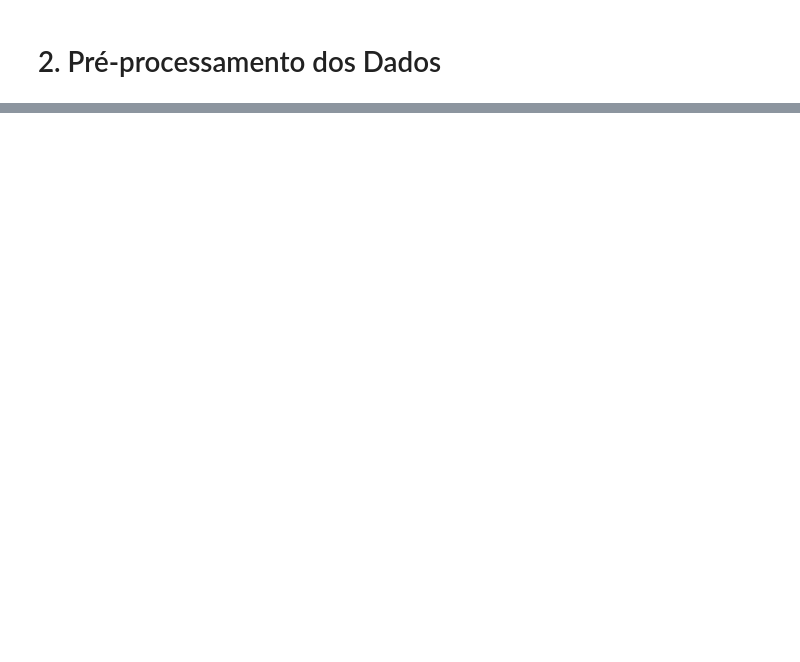
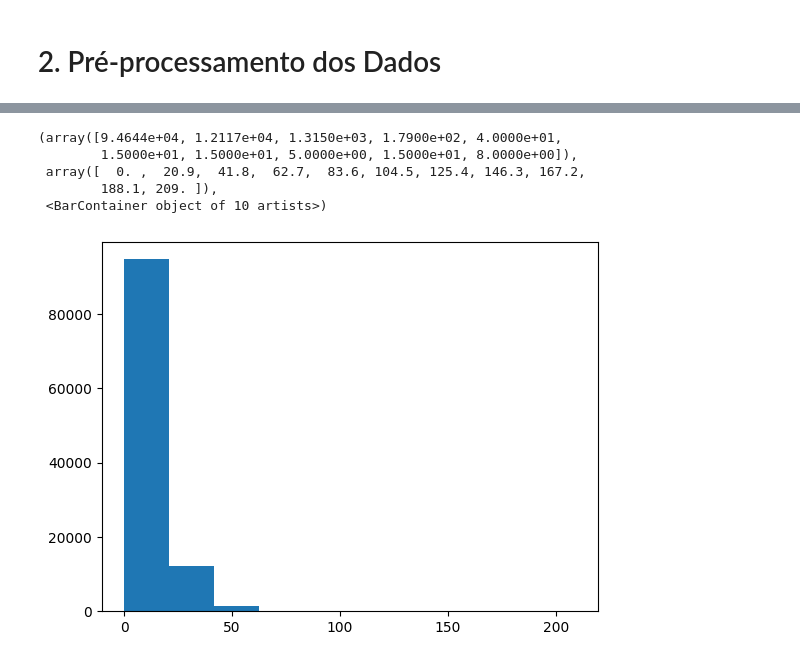
Before and after one commit to henriquefac/ciencia_de_dados_av1, a Jupyter notebook: av2/notebook/pre_data_processing.ipynb, the cells around one changed output, grey strips where cells are left out. Drawn from its saved outputs; the diff is of its cells as text; code cells hidden in the pictures; blank space fills up the shorter version.

```diff
--- a/av2/notebook/pre_data_processing.ipynb
+++ b/av2/notebook/pre_data_processing.ipynb
@@ -8,3 +13,10 @@ from sklearn.impute import SimpleImputer
 # %%
-df = pd.read_csv('../dataset/olist_orders_dataset.csv')
-df.head()
+
+orders = pd.read_csv('../dataset/olist_orders_dataset.csv')
+sellers = pd.read_csv('../dataset/olist_sellers_dataset.csv')
+customers = pd.read_csv('../dataset/olist_customers_dataset.csv')
+geolocation = pd.read_csv('../dataset/olist_geolocation_dataset.csv')
+products = pd.read_csv('../dataset/olist_products_dataset.csv')
+orders_items = pd.read_csv('../dataset/olist_order_items_dataset.csv')
+
+df = pd.merge(orders, customers, on='customer_id', how='left')
@@ -17,0 +23,8 @@ df.head()
+# %%
+
+df = pd.merge(orders, customers, on='customer_id', how='left')
+df = pd.merge(df, orders_items, on='order_id', how='left')
+df = pd.merge(df, sellers, on='seller_id', how='left')
+df = pd.merge(df, products, on='product_id', how='left')
+geo = geolocation.drop_duplicates(subset='geolocation_zip_code_prefix')
+df = pd.merge(df, geo, left_on='customer_zip_code_prefix', right_on='geolocation_zip_code_prefix', how='left')
@@ -17,0 +61,14 @@ df.head()
+# %%
+df = df[df.order_status == 'delivered'].dropna()
+
+# formatando as colunas que tem string
+df['order_purchase_timestamp'] = pd.to_datetime(df['order_purchase_timestamp'])
+df['order_delivered_customer_date'] = pd.to_datetime(df['order_delivered_customer_date'], errors='coerce')
+
+# simpleImputer para preencher os valores ausentes com a mediana, pq mds do ceu...
+imputer = SimpleImputer(strategy='median')
+df['order_delivered_customer_date'] = imputer.fit_transform(df[['order_delivered_customer_date']])
+
+# garantir o datetime para manipular os dados
+df['order_delivered_customer_date'] = pd.to_datetime(df['order_delivered_customer_date'])
+df['delivery_time'] = (df['order_delivered_customer_date'] - df['order_purchase_timestamp']).dt.days
@@ -17,0 +85,10 @@ df.head()
+# %%
+df.drop(df[df.delivery_time < 0].index, inplace=True)
+plt.hist(df['delivery_time'])
+# %% [output]
+(array([9.4644e+04, 1.2117e+04, 1.3150e+03, 1.7900e+02, 4.0000e+01,
+        1.5000e+01, 1.5000e+01, 5.0000e+00, 1.5000e+01, 8.0000e+00]),
+ array([  0. ,  20.9,  41.8,  62.7,  83.6, 104.5, 125.4, 146.3, 167.2,
+        188.1, 209. ]),
+ <BarContainer object of 10 artists>)
+[figure, added]
```
Also changed, not shown: parts of 10 cells of this notebook, 13 other files.
